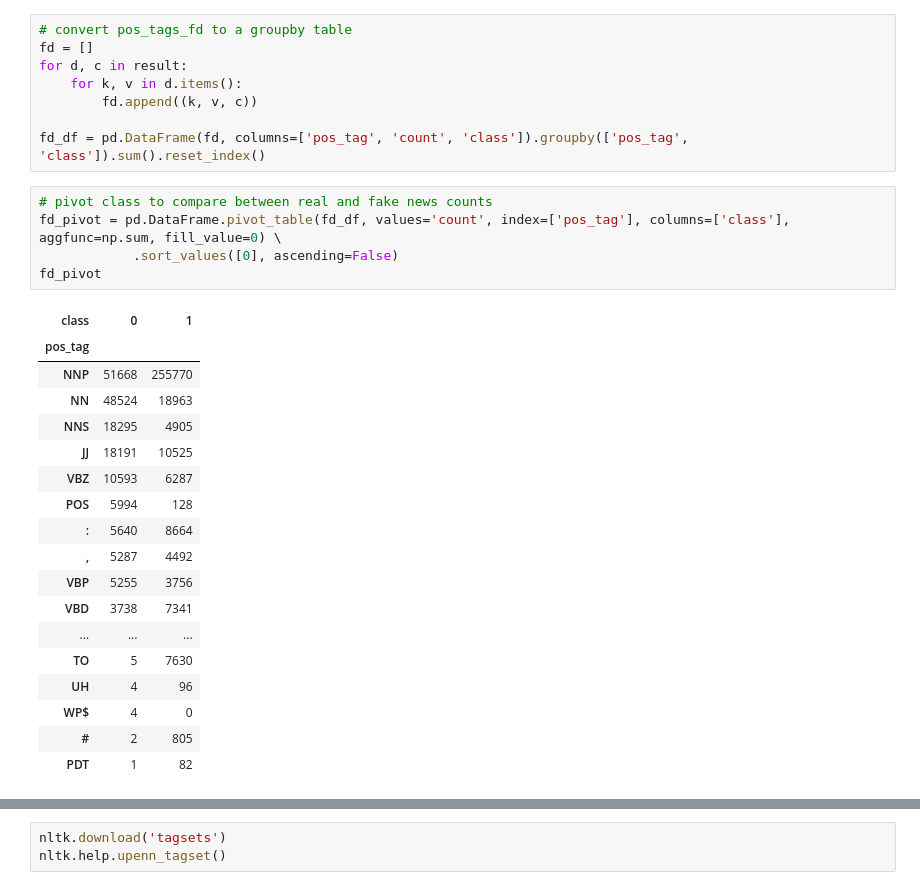
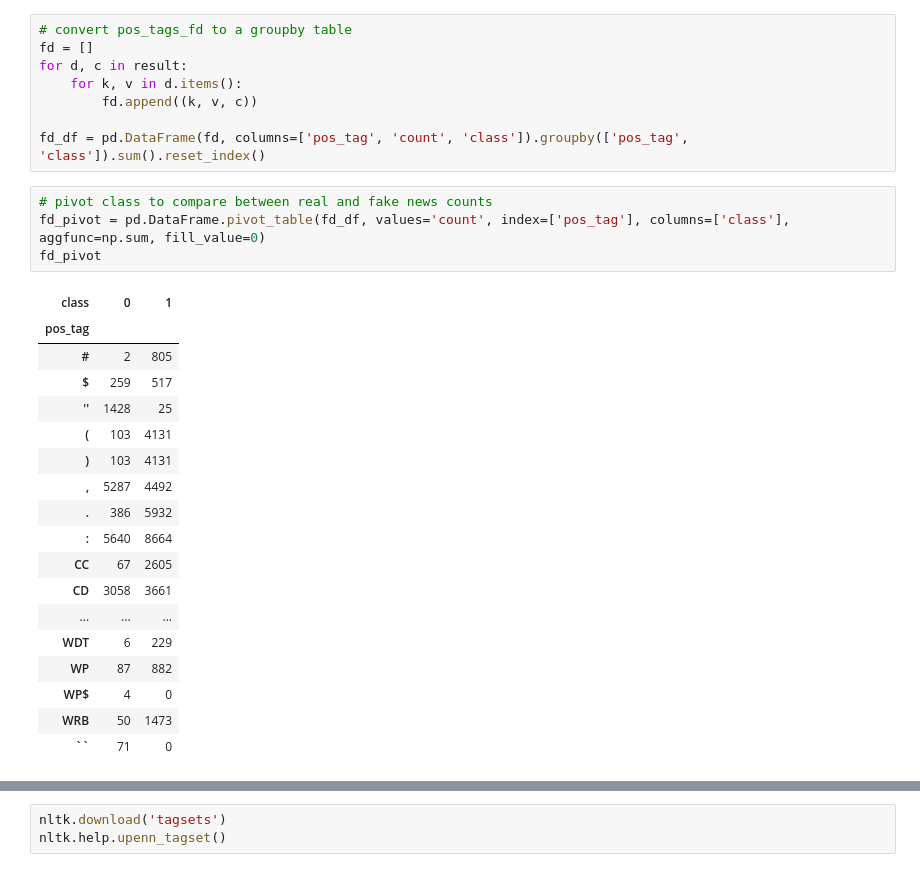
Before and after one commit to brandonyhr98/BT4222-Group-Project, a Jupyter notebook: master_dataset/lingustics.ipynb, the cells around one changed output, grey strips where cells are left out. Cells and saved outputs as stored; diff of their text form.

```diff
--- a/master_dataset/lingustics.ipynb
+++ b/master_dataset/lingustics.ipynb
@@ -129,25 +132,24 @@ for d, c in result:
 fd_df = pd.DataFrame(fd, columns=['pos_tag', 'count', 'class']).groupby(['pos_tag', 'class']).sum().reset_index()
 # %%
 # pivot class to compare between real and fake news counts
-fd_pivot = pd.DataFrame.pivot_table(fd_df, values='count', index=['pos_tag'], columns=['class'], aggfunc=np.sum, fill_value=0) \
-            .sort_values([0], ascending=False)
+fd_pivot = pd.DataFrame.pivot_table(fd_df, values='count', index=['pos_tag'], columns=['class'], aggfunc=np.sum, fill_value=0)
 fd_pivot
 # %% [output]
 | class | 0 | 1 |
 | pos_tag |  |  |
-| NNP | 51668 | 255770 |
-| NN | 48524 | 18963 |
-| NNS | 18295 | 4905 |
-| JJ | 18191 | 10525 |
-| VBZ | 10593 | 6287 |
-| POS | 5994 | 128 |
+| # | 2 | 805 |
+| $ | 259 | 517 |
+| '' | 1428 | 25 |
+| ( | 103 | 4131 |
+| ) | 103 | 4131 |
+| , | 5287 | 4492 |
+| . | 386 | 5932 |
 | : | 5640 | 8664 |
-| , | 5287 | 4492 |
-| VBP | 5255 | 3756 |
-| VBD | 3738 | 7341 |
+| CC | 67 | 2605 |
+| CD | 3058 | 3661 |
 | ... | ... | ... |
-| TO | 5 | 7630 |
-| UH | 4 | 96 |
+| WDT | 6 | 229 |
+| WP | 87 | 882 |
 | WP$ | 4 | 0 |
-| # | 2 | 805 |
-| PDT | 1 | 82 |
+| WRB | 50 | 1473 |
+| `` | 71 | 0 |
```
Also changed, not shown: parts of 4 cells of this notebook.
